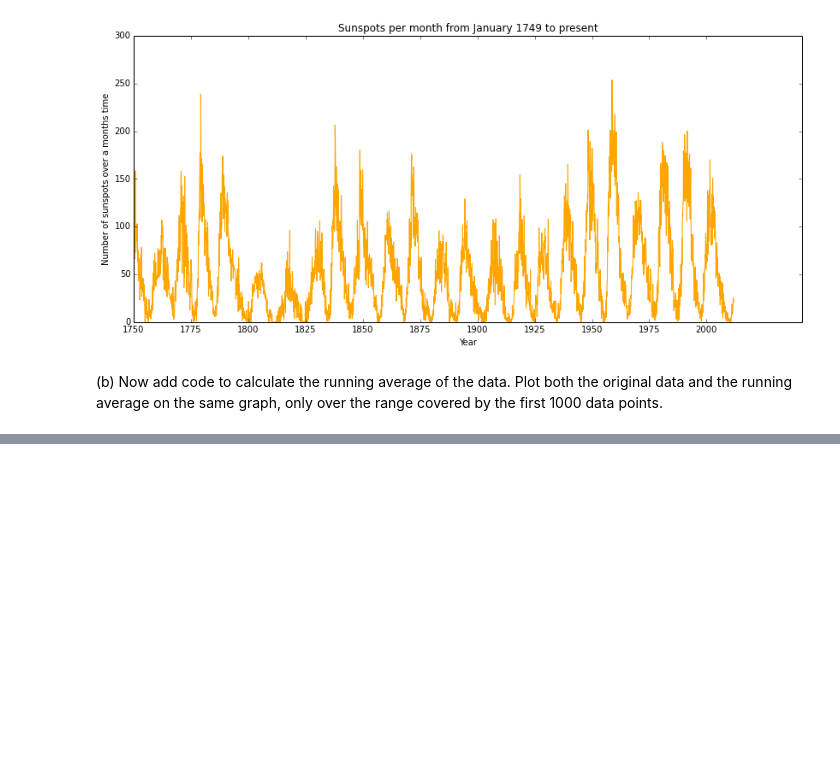
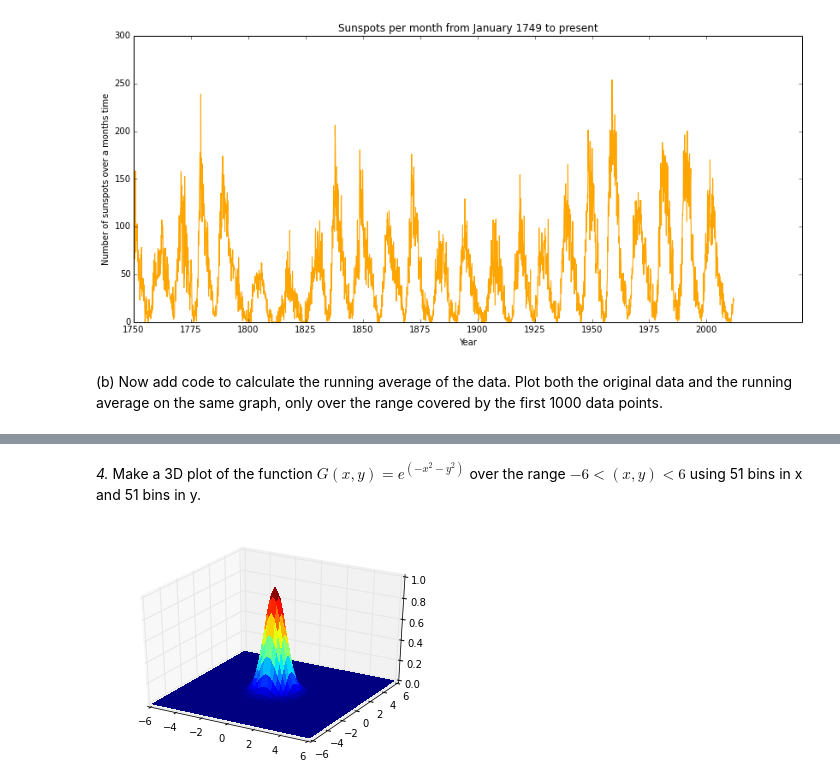
Before and after one commit to jking06/PHYS202-S14, a Jupyter notebook: Graphics/GraphicsExercises.ipynb, the cells around one changed output, grey strips where cells are left out. Cells and saved outputs as stored; diff of their text form; code cells hidden in the pictures; blank space fills up the shorter version.

```diff
--- a/Graphics/GraphicsExercises.ipynb
+++ b/Graphics/GraphicsExercises.ipynb
@@ -109,0 +138,17 @@ plt.show()
+# %% [markdown]
+*4.* Make a 3D plot of the function $G(x,y)=e^{(−x^2−y^2)}$ over the range $-6 <(x,y)< 6$ using 51 bins in x and 51 bins in y.
+# %%
+from mpl_toolkits.mplot3d import Axes3D
+from matplotlib import cm
+
+fig = plt.figure()
+ax = fig.add_subplot(1, 1, 1, projection='3d')
+x = np.linspace(-6, 6, num=51)
+y = np.linspace(-6, 6, num=51)
+#Re-factor the x,y arrays to be a 2-D grid
+x, y = np.meshgrid(x, y)
+z = np.exp(-x ** 2 - y**2)
+surf = ax.plot_surface(x, y, z, rstride=1, cstride=1, cmap=cm.jet,
+        linewidth=0, antialiased=False)
+# %% [output]
+[figure, added]
```
Also changed, not shown: parts of 4 cells of this notebook, 1 other file.
